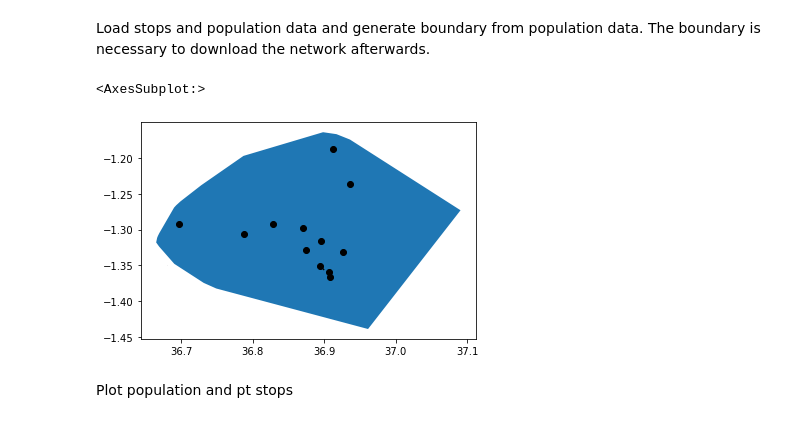
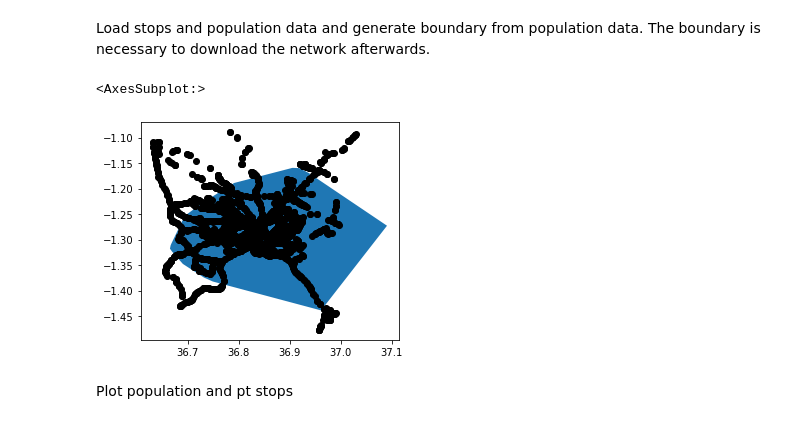
Before and after one commit to DLR-VF/PtAC, a Jupyter notebook: examples/nairobi_example.ipynb, the cells around one changed output. Saved outputs shown, nothing was run; the diff lists cells and outputs as text; code cells hidden in the pictures.

```diff
--- a/examples/nairobi_example.ipynb
+++ b/examples/nairobi_example.ipynb
@@ -17,5 +25,5 @@ The boundary is necessary to download the network afterwards.
 # %%
-stops_high_capacity = gpd.read_file(project_path + "/data/nairobi_pt_high_capacity.gpkg")
-stops_low_capacity = gpd.read_file(project_path + "/data/nairobi_pt_low_capacity.gpkg")
+stops_high_capacity = gpd.read_file(project_path + "/data/nairobi_pt_high.gpkg")
+stops_low_capacity = gpd.read_file(project_path + "/data/nairobi_pt_low.gpkg")
 # %%
 stops = pd.concat([stops_low_capacity, stops_high_capacity])
@@ -25,10 +36,10 @@ boundary_gdf = gpd.GeoDataFrame(index=[0], crs='epsg:4326',
                                 geometry=[population_points.unary_union.convex_hull])
 # %%
 ax = boundary_gdf.plot()
-stops_high_capacity.plot(color="black", ax=ax)
+stops_low_capacity.plot(color="black", ax=ax)
 # %% [output]
 <AxesSubplot:>
-[figure, old version]
+[figure, new version]
 # %% [markdown]
 Plot population and pt stops
 # %%
```
Also changed, not shown: parts of 6 cells of this notebook, 9 other files.
